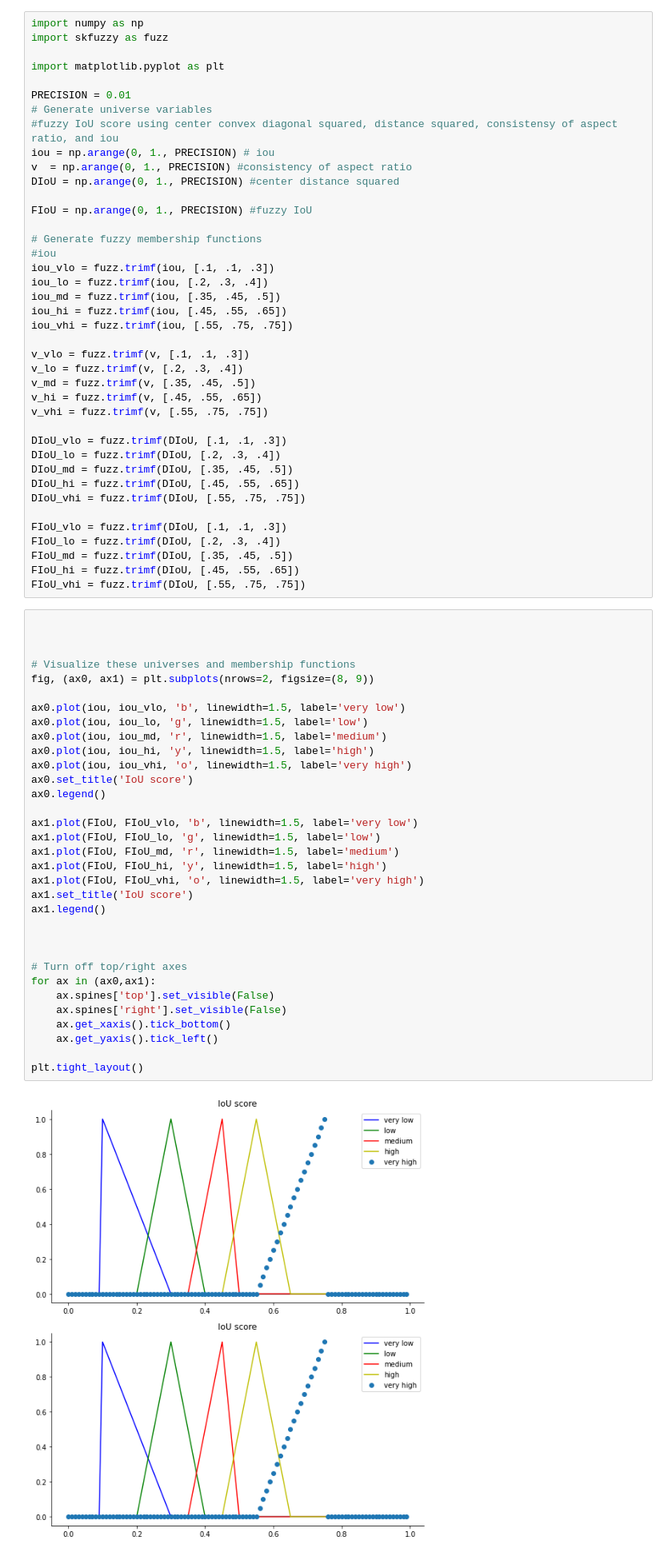
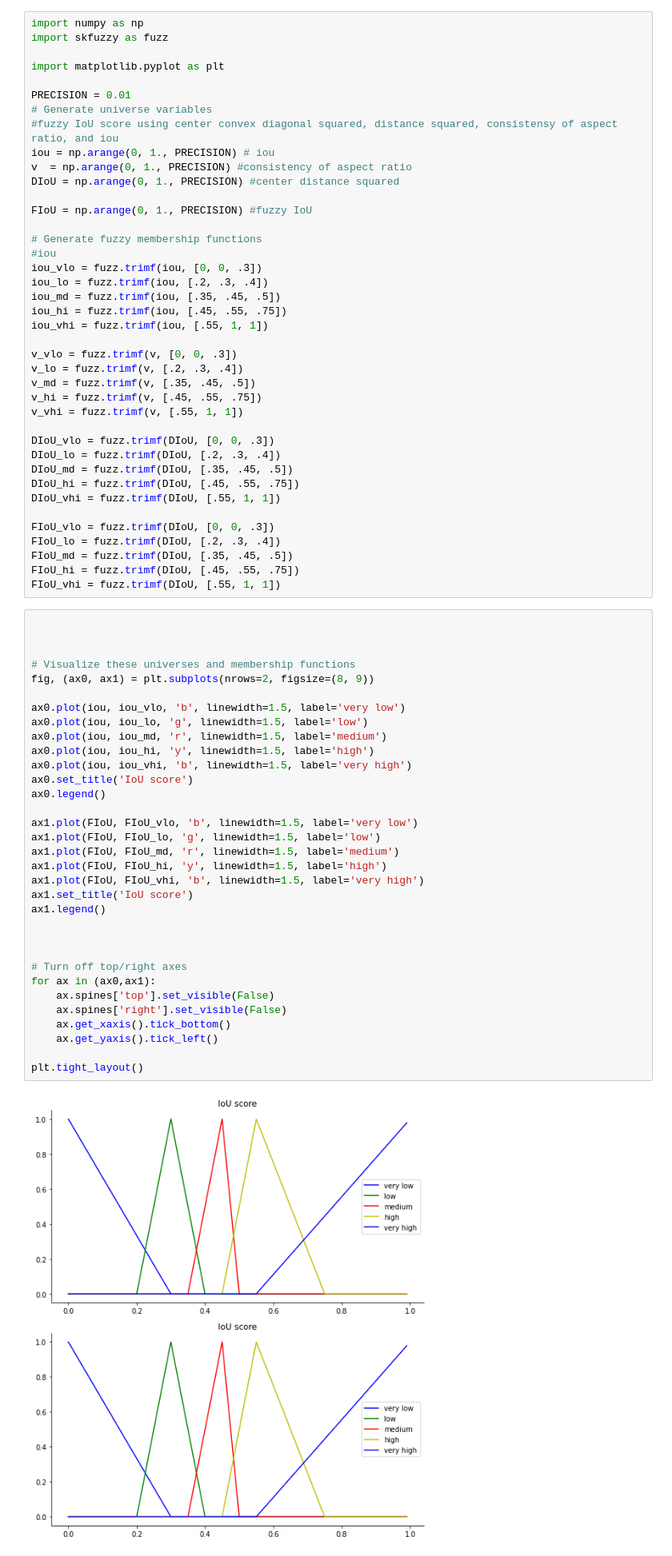
Before and after one commit to LoneXHuB/fuzzy-yolov5, a Jupyter notebook: LxFuzzy.ipynb, the cells around one changed output. Shown: that part at 80% size. Drawn from its saved outputs; the diff is of its cells as text.

```diff
--- a/LxFuzzy.ipynb
+++ b/LxFuzzy.ipynb
@@ -15,64 +15,64 @@ FIoU = np.arange(0, 1., PRECISION) #fuzzy IoU
 
 # Generate fuzzy membership functions
 #iou
-iou_vlo = fuzz.trimf(iou, [.1, .1, .3])
+iou_vlo = fuzz.trimf(iou, [0, 0, .3])
 iou_lo = fuzz.trimf(iou, [.2, .3, .4])
 iou_md = fuzz.trimf(iou, [.35, .45, .5])
-iou_hi = fuzz.trimf(iou, [.45, .55, .65])
-iou_vhi = fuzz.trimf(iou, [.55, .75, .75])
+iou_hi = fuzz.trimf(iou, [.45, .55, .75])
+iou_vhi = fuzz.trimf(iou, [.55, 1, 1])
 
-v_vlo = fuzz.trimf(v, [.1, .1, .3])
+v_vlo = fuzz.trimf(v, [0, 0, .3])
 v_lo = fuzz.trimf(v, [.2, .3, .4])
 v_md = fuzz.trimf(v, [.35, .45, .5])
-v_hi = fuzz.trimf(v, [.45, .55, .65])
-v_vhi = fuzz.trimf(v, [.55, .75, .75])
+v_hi = fuzz.trimf(v, [.45, .55, .75])
+v_vhi = fuzz.trimf(v, [.55, 1, 1])
 
-DIoU_vlo = fuzz.trimf(DIoU, [.1, .1, .3])
+DIoU_vlo = fuzz.trimf(DIoU, [0, 0, .3])
 DIoU_lo = fuzz.trimf(DIoU, [.2, .3, .4])
 DIoU_md = fuzz.trimf(DIoU, [.35, .45, .5])
-DIoU_hi = fuzz.trimf(DIoU, [.45, .55, .65])
-DIoU_vhi = fuzz.trimf(DIoU, [.55, .75, .75])
+DIoU_hi = fuzz.trimf(DIoU, [.45, .55, .75])
+DIoU_vhi = fuzz.trimf(DIoU, [.55, 1, 1])
 
-FIoU_vlo = fuzz.trimf(DIoU, [.1, .1, .3])
+FIoU_vlo = fuzz.trimf(DIoU, [0, 0, .3])
 FIoU_lo = fuzz.trimf(DIoU, [.2, .3, .4])
 FIoU_md = fuzz.trimf(DIoU, [.35, .45, .5])
-FIoU_hi = fuzz.trimf(DIoU, [.45, .55, .65])
-FIoU_vhi = fuzz.trimf(DIoU, [.55, .75, .75])
+FIoU_hi = fuzz.trimf(DIoU, [.45, .55, .75])
+FIoU_vhi = fuzz.trimf(DIoU, [.55, 1, 1])
 # %%
 
 
 
 # Visualize these universes and membership functions
 fig, (ax0, ax1) = plt.subplots(nrows=2, figsize=(8, 9))
 
 ax0.plot(iou, iou_vlo, 'b', linewidth=1.5, label='very low')
 ax0.plot(iou, iou_lo, 'g', linewidth=1.5, label='low')
 ax0.plot(iou, iou_md, 'r', linewidth=1.5, label='medium')
 ax0.plot(iou, iou_hi, 'y', linewidth=1.5, label='high')
-ax0.plot(iou, iou_vhi, 'o', linewidth=1.5, label='very high')
+ax0.plot(iou, iou_vhi, 'b', linewidth=1.5, label='very high')
 ax0.set_title('IoU score')
 ax0.legend()
 
 ax1.plot(FIoU, FIoU_vlo, 'b', linewidth=1.5, label='very low')
 ax1.plot(FIoU, FIoU_lo, 'g', linewidth=1.5, label='low')
 ax1.plot(FIoU, FIoU_md, 'r', linewidth=1.5, label='medium')
 ax1.plot(FIoU, FIoU_hi, 'y', linewidth=1.5, label='high')
-ax1.plot(FIoU, FIoU_vhi, 'o', linewidth=1.5, label='very high')
+ax1.plot(FIoU, FIoU_vhi, 'b', linewidth=1.5, label='very high')
 ax1.set_title('IoU score')
 ax1.legend()
 
 
 
 # Turn off top/right axes
 for ax in (ax0,ax1):
     ax.spines['top'].set_visible(False)
     ax.spines['right'].set_visible(False)
     ax.get_xaxis().tick_bottom()
     ax.get_yaxis().tick_left()
 
 plt.tight_layout()
 # %% [output]
-[figure, old version]
+[figure, new version]
 # %%
 # We need the activation of our fuzzy membership functions at these values.
 # The exact values 6.5 and 9.8 do not exist on our universes...
```
Also changed, not shown: 1 other file.
